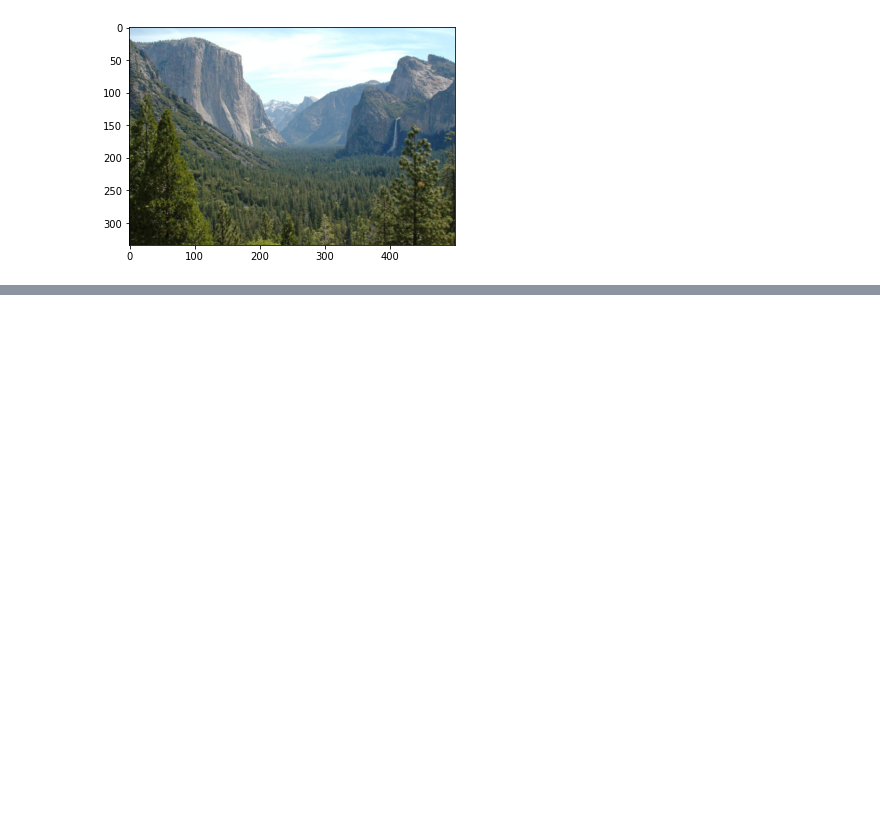
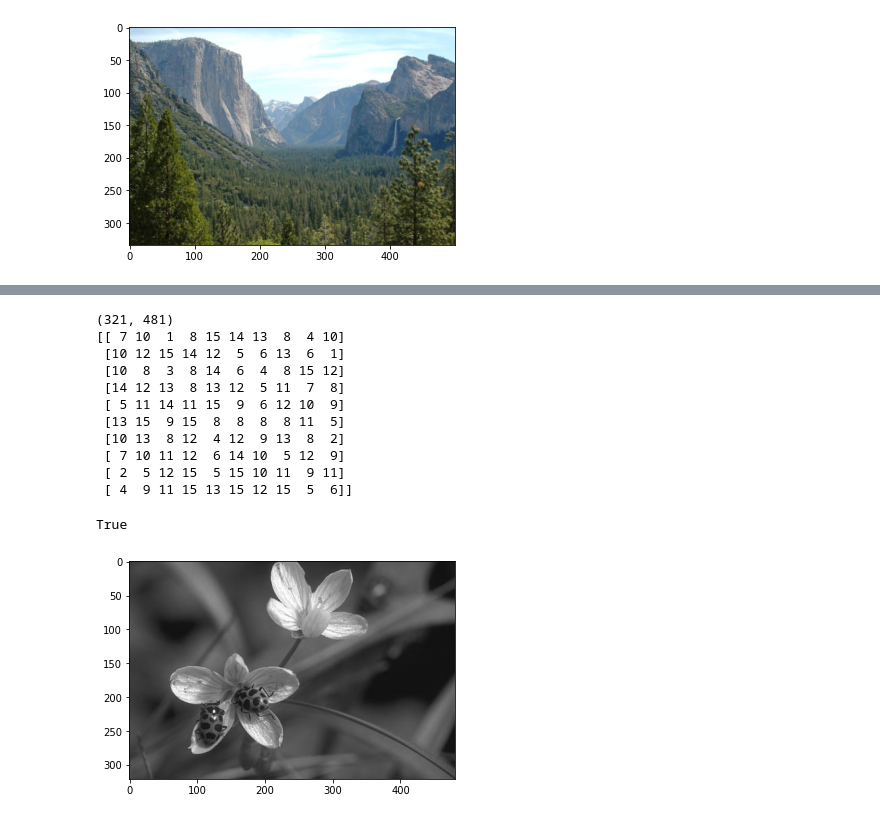
Before and after one commit to XiaoBaoBao719/Computer_Vision_Projects, a Jupyter notebook: Assignment_1/Assignment_1.ipynb, the cells around one changed output, grey strips where cells are left out. Cells and saved outputs as stored; diff of their text form; code cells hidden in the pictures; blank space fills up the shorter version.

```diff
--- a/Assignment_1/Assignment_1.ipynb
+++ b/Assignment_1/Assignment_1.ipynb
@@ -638,0 +641,66 @@ Clipping input data to the valid range for imshow with RGB data ([0..1] for floa
+# %%
+def SobelImage(image):
+    sobel_filter_y = np.array([[1.0, 2.0, 1.0], [0.0, 0.0, 0.0], [-1.0, -2.0, -1.0]])
+    sobel_filter_x = np.array([[-1.0, 0.0, 1.0], [-2.0, 0.0, 2.0],[-1.0, 0.0, 1.0]])
+
+    # print(sobel_magnitude)
+
+    output = np.zeros_like(image, dtype=np.float64)
+    # filteredImg_y = np.zeros_like(image, dtype=np.int64)
+
+    # for c in image.shape[2]:
+
+    # test_kernel = np.array([[1.4, -2, 1.4], [-2, 0, -2], [1.4, -2, 1.4]], dtype=np.float32)
+
+    output_x = convolve(image, kernel=sobel_filter_x)
+    output_y = convolve(image, kernel=sobel_filter_y)
+
+    sobel_magnitude = np.zeros_like(image, dtype=np.float32)
+    sobel_magnitude = np.sqrt((output_x*output_x) + (output_y*output_y))
+    # normed_matrix = normalize(mag_filtered, axis=1, norm='l1')
+    # print(normed_matrix)
+    # filteredImg_y = convolve(filteredImg_x, kernel=sobel_filter_y)
+    # output = np.zeros((image.shape[0], image.shape[1]), dtype=np.int64)
+
+    # print(filteredImg_x[:10, :10])
+    # print(filteredImg_y[:10, :10])
+
+    # plt.imshow(cv2.cvtColor(filteredImg_x, cv2.COLOR_RGB2BGR))
+    # plt.imshow(cv2.cvtColor(filteredImg_y, cv2.COLOR_RGB2BGR))
+
+    # print(output.shape)
+    # print(image.shape)
+
+    # for j in range(output.shape[0]):
+    #     for i in range(output.shape[1]):
+    #         output[j, i] = math.sqrt((filteredImg_x[j, i]**2) + (filteredImg_y[j, i]**2))
+
+    # print(output[200:210, 150:160])
+
+    sobel_magnitude = np.array(sobel_magnitude, dtype=np.int64)
+
+    # print(output[200:210, 150:160])
+    print(sobel_magnitude.shape)
+    return sobel_magnitude
+
+plt.imshow(cv2.cvtColor(ladybug_image, cv2.COLOR_GRAY2BGR))
+
+filtered_ladybug = SobelImage(ladybug_image)
+
+print(filtered_ladybug[200:210, 150:160])
+# plt.imshow(filtered_ladybug)
+cv2.imwrite("sobel_ladybug.png", filtered_ladybug*1.0)
+# %% [output]
+(321, 481)
+[[ 7 10  1  8 15 14 13  8  4 10]
+ [10 12 15 14 12  5  6 13  6  1]
+ [10  8  3  8 14  6  4  8 15 12]
+ [14 12 13  8 13 12  5 11  7  8]
+ [ 5 11 14 11 15  9  6 12 10  9]
+ [13 15  9 15  8  8  8  8 11  5]
+ [10 13  8 12  4 12  9 13  8  2]
+ [ 7 10 11 12  6 14 10  5 12  9]
+ [ 2  5 12 15  5 15 10 11  9 11]
+ [ 4  9 11 15 13 15 12 15  5  6]]
+True
+[figure, added]
```
Also changed, not shown: parts of 11 cells of this notebook, 6 other files.
